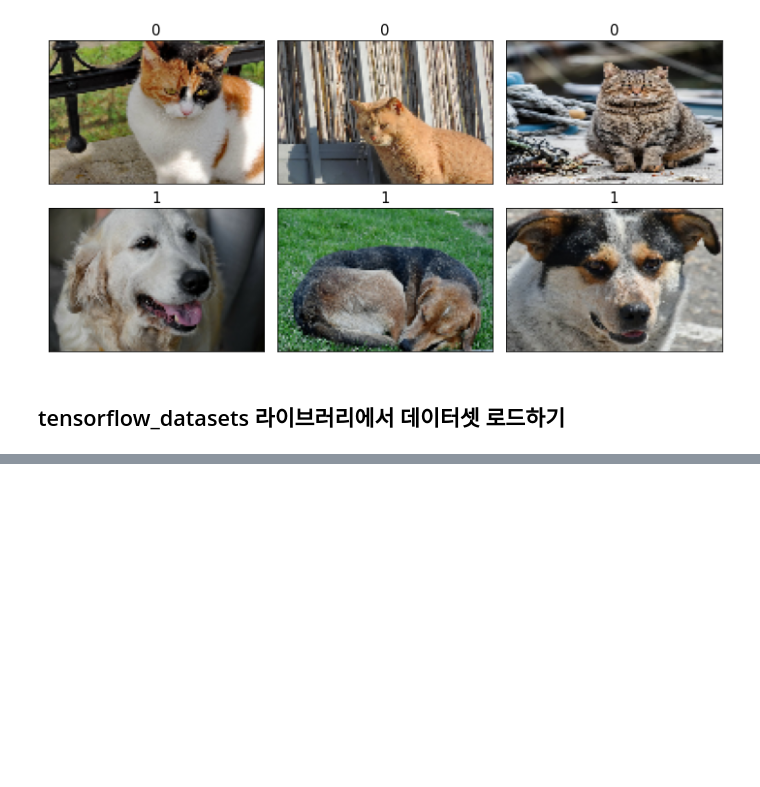
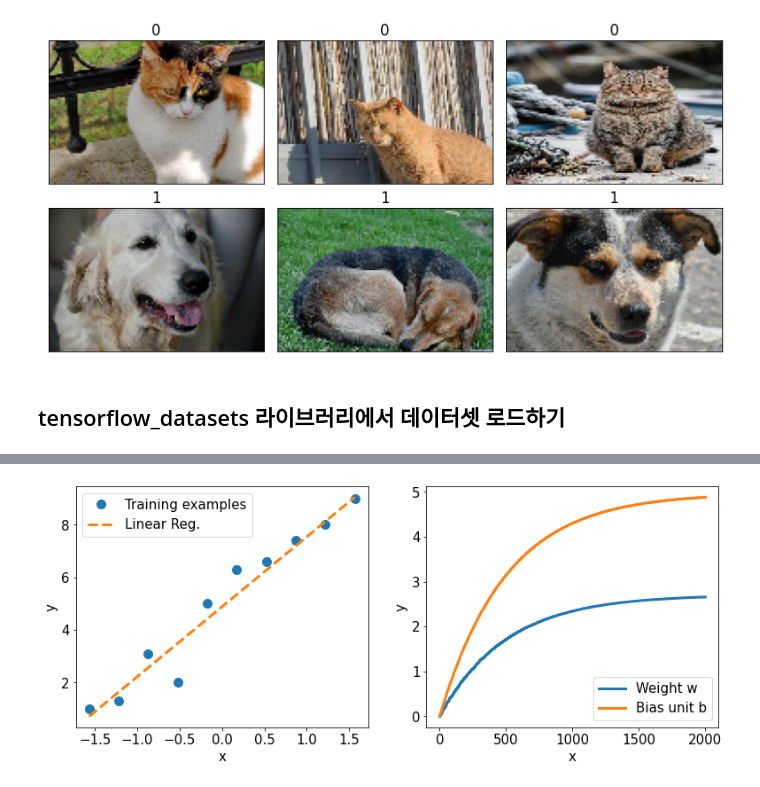
Before and after one commit to soyeong792/Machine-Learning-Basics, a Jupyter notebook: Tensorflow를_사용한_신경망_훈련_1.ipynb, the cells around one changed output, grey strips where cells are left out. Cells and saved outputs as stored; diff of their text form; code cells hidden in the pictures; blank space fills up the shorter version.

```diff
--- a/Tensorflow를_사용한_신경망_훈련_1.ipynb
+++ b/Tensorflow를_사용한_신경망_훈련_1.ipynb
@@ -314,0 +463,26 @@ plt.show()
+# %%
+#Plot
+def plot_figure(X_train_norm, Y_train, X_test_norm, y_pred, Ws, bs):
+  fig = plt.figure(figsize=(13,5))
+
+  ax = fig.add_subplot(1,2,1)
+  plt.plot(X_train_norm, Y_train, 'o', markersize=10)
+  plt.plot(X_test_norm, y_pred, '--', lw=3)
+  plt.legend(['Training examples','Linear Reg.'], fontsize=15)
+  ax.set_xlabel('x', size=15)
+  ax.set_ylabel('y', size=15)
+  ax.tick_params(axis='both', which='major', labelsize=15)
+
+  ax = fig.add_subplot(1,2,2)
+  plt.plot(Ws, lw=3)
+  plt.plot(bs, lw=3)
+  plt.legend(['Weight w','Bias unit b'], fontsize=15)
+  ax.set_xlabel('x', size=15)
+  ax.set_ylabel('y', size=15)
+  ax.tick_params(axis='both', which='major', labelsize=15)
+
+  plt.show()
+
+plot_figure(X_train_norm, Y_train, X_test_norm, y_pred, Ws, bs)
+# %% [output]
+[figure, added]
```
Also changed, not shown: parts of 23 cells of this notebook.
